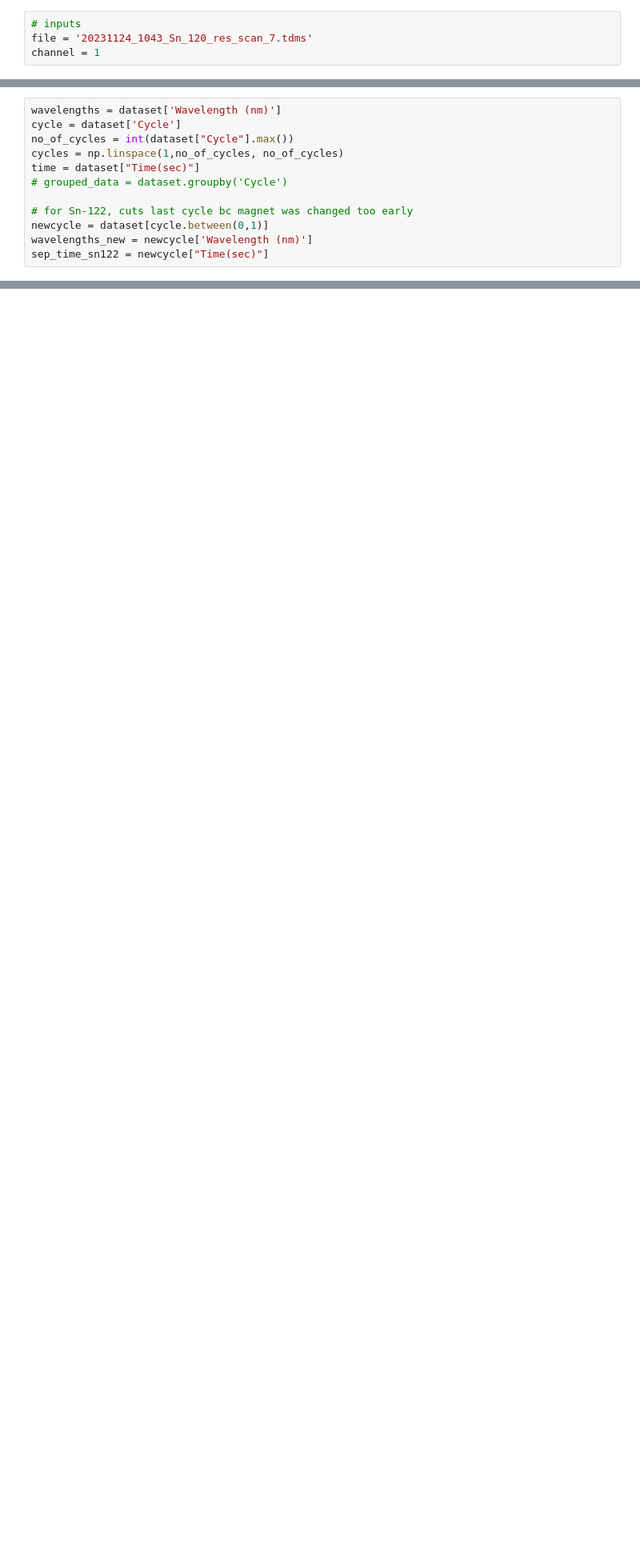
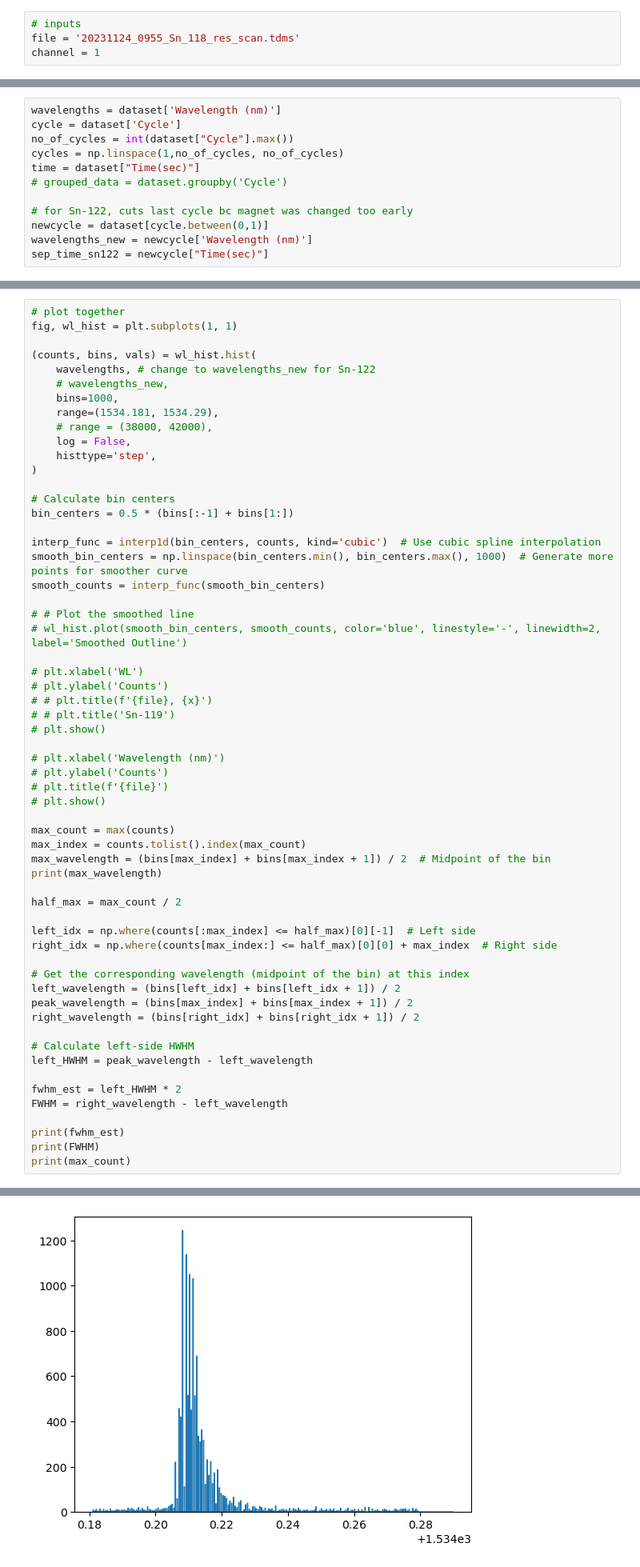
Before and after one commit to mirhex-toldex/desiree_analysis, a Jupyter notebook: analysis_IS.ipynb, the cells around one changed output, grey strips where cells are left out. Shown: that part at 80% size. Cells and saved outputs as stored; diff of their text form; blank space fills up the shorter version.

```diff
--- a/analysis_IS.ipynb
+++ b/analysis_IS.ipynb
@@ -9,7 +9,7 @@ from sklearn.metrics import r2_score
 from scipy.interpolate import interp1d
 # %%
 # inputs
-file = '20231124_1043_Sn_120_res_scan_7.tdms'
+file = '20231124_0955_Sn_118_res_scan.tdms'
 channel = 1
 # %%
 # raw data to dataset (run once)
@@ -76,0 +33,60 @@ for x in cycles:
+# %%
+# plot together
+fig, wl_hist = plt.subplots(1, 1)
+
+(counts, bins, vals) = wl_hist.hist(
+    wavelengths, # change to wavelengths_new for Sn-122
+    # wavelengths_new,
+    bins=1000,
+    range=(1534.181, 1534.29),
+    # range = (38000, 42000),
+    log = False,
+    histtype='step',
+)
+
+# Calculate bin centers
+bin_centers = 0.5 * (bins[:-1] + bins[1:])
+
+interp_func = interp1d(bin_centers, counts, kind='cubic')  # Use cubic spline interpolation
+smooth_bin_centers = np.linspace(bin_centers.min(), bin_centers.max(), 1000)  # Generate more points for smoother curve
+smooth_counts = interp_func(smooth_bin_centers)
+
+# # Plot the smoothed line
+# wl_hist.plot(smooth_bin_centers, smooth_counts, color='blue', linestyle='-', linewidth=2, label='Smoothed Outline')
+
+# plt.xlabel('WL')
+# plt.ylabel('Counts')
+# # plt.title(f'{file}, {x}')
+# # plt.title('Sn-119')
+# plt.show()
+
+# plt.xlabel('Wavelength (nm)')
+# plt.ylabel('Counts')
+# plt.title(f'{file}')
+# plt.show()
+
+max_count = max(counts)
+max_index = counts.tolist().index(max_count)
+max_wavelength = (bins[max_index] + bins[max_index + 1]) / 2  # Midpoint of the bin
+print(max_wavelength)
+
+half_max = max_count / 2
+
+left_idx = np.where(counts[:max_index] <= half_max)[0][-1]  # Left side
+right_idx = np.where(counts[max_index:] <= half_max)[0][0] + max_index  # Right side
+
+# Get the corresponding wavelength (midpoint of the bin) at this index
+left_wavelength = (bins[left_idx] + bins[left_idx + 1]) / 2
+peak_wavelength = (bins[max_index] + bins[max_index + 1]) / 2
+right_wavelength = (bins[right_idx] + bins[right_idx + 1]) / 2
+
+# Calculate left-side HWHM
+left_HWHM = peak_wavelength - left_wavelength
+
+fwhm_est = left_HWHM * 2
+FWHM = right_wavelength - left_wavelength
+
+print(fwhm_est)
+print(FWHM)
+print(max_count)
+# %% [output]
@@ -77,3 +97,4 @@ for x in cycles:
+[figure, added]
 # %%
 fig, wl_hist = plt.subplots(1, 1)
 
```
Also changed, not shown: parts of 10 cells of this notebook, 6 other files.
